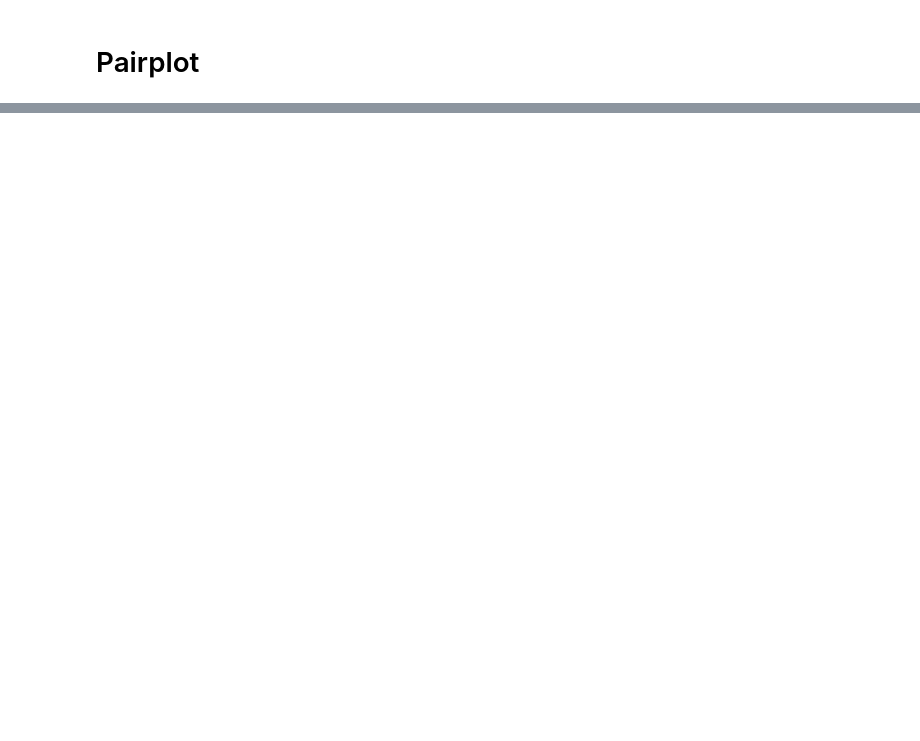
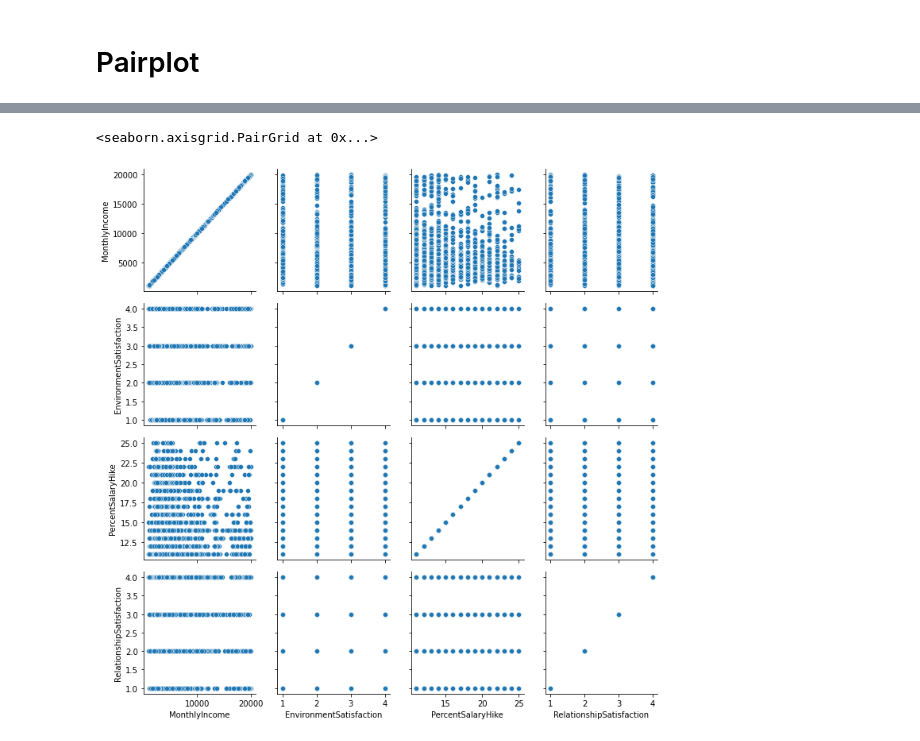
Before and after one commit to Rseiji/general_studies, a Jupyter notebook: plotting_exercises/seaborn_exercise_1.ipynb, the cells around one changed output, grey strips where cells are left out. Drawn from its saved outputs; the diff is of its cells as text; code cells hidden in the pictures; blank space fills up the shorter version.

```diff
--- a/plotting_exercises/seaborn_exercise_1.ipynb
+++ b/plotting_exercises/seaborn_exercise_1.ipynb
@@ -72,0 +90,9 @@ sns.barplot(y=df['EducationField'], x=df['WorkLifeBalance'], ci=None, label='edu
+# %%
+# Basic
+x_vars = ['MonthlyIncome', 'EnvironmentSatisfaction', 'PercentSalaryHike', 'RelationshipSatisfaction']#, 'StockOptionLevel', 'TotalWorkingYears', 'WorkLifeBalance']
+y_vars = ['MonthlyIncome', 'EnvironmentSatisfaction', 'PercentSalaryHike', 'RelationshipSatisfaction']#, 'StockOptionLevel', 'TotalWorkingYears', 'WorkLifeBalance']
+g = sns.PairGrid(df, x_vars=x_vars, y_vars=y_vars, height=2.5)
+g.map(sns.scatterplot)
+# %% [output]
+<seaborn.axisgrid.PairGrid at 0x...>
+[figure, added]
```
Also changed, not shown: parts of 12 cells of this notebook.
